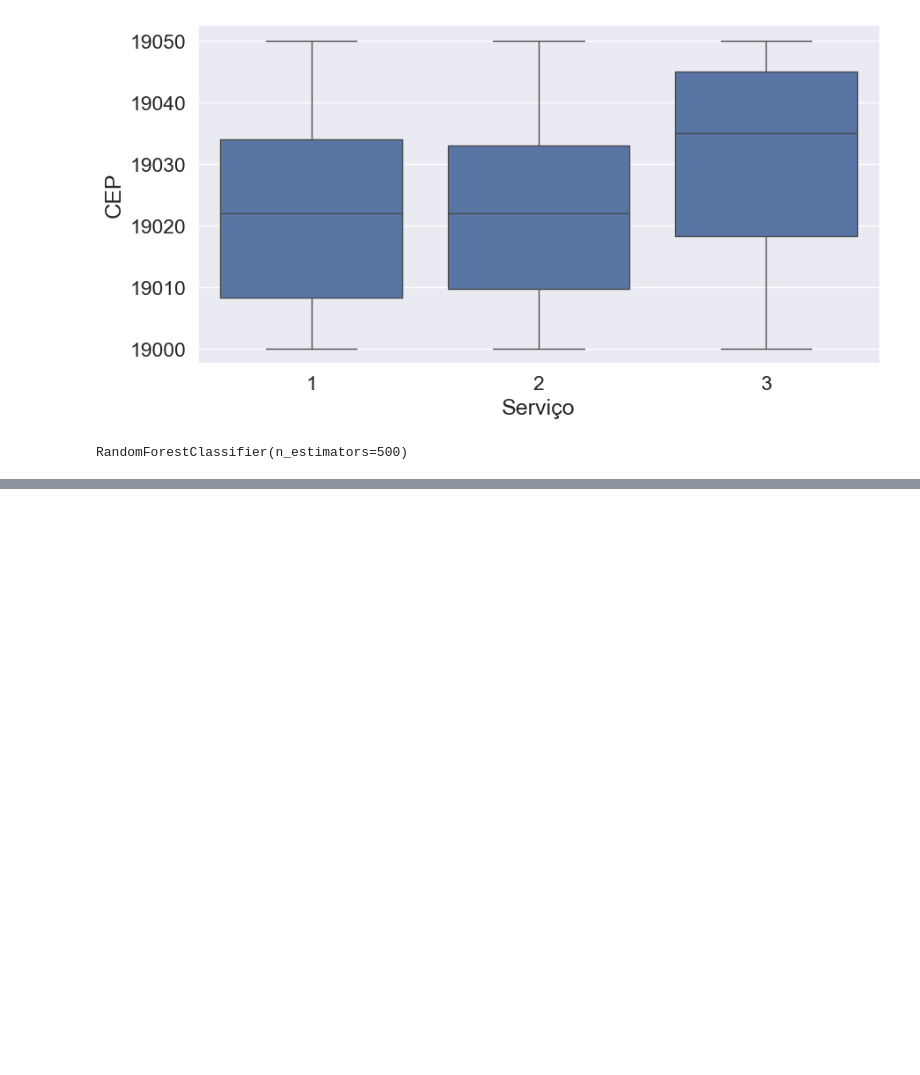
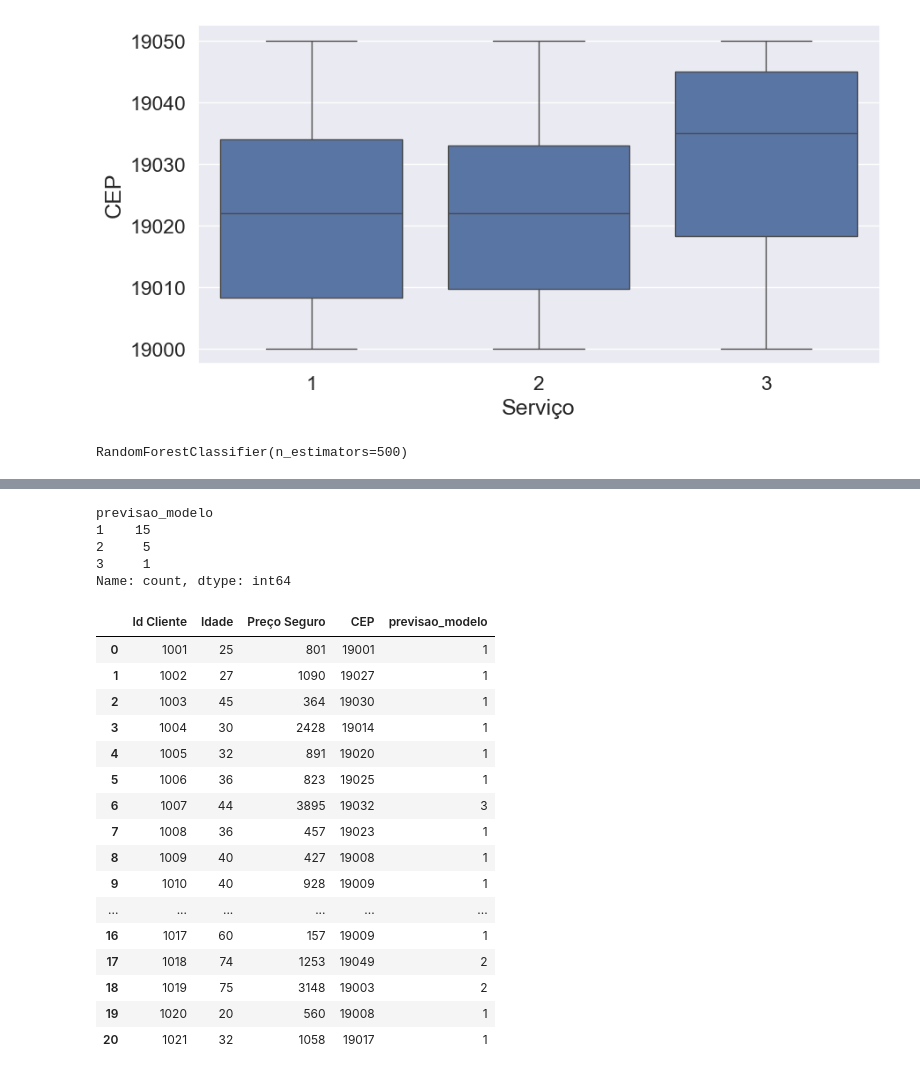
Before and after one commit to Velozo23/ml_random_forest, a Jupyter notebook: ml_rdf_seguradora.ipynb, the cells around one changed output, grey strips where cells are left out. Saved outputs shown, nothing was run; the diff lists cells and outputs as text; code cells hidden in the pictures; blank space fills up the shorter version.

```diff
--- a/ml_rdf_seguradora.ipynb
+++ b/ml_rdf_seguradora.ipynb
@@ -94,0 +128,4 @@ RandomForestClassifier(n_estimators=500)
+# %%
+#Carregando a base de dados com os novos clientes, para prever quais os servicos os mesmos utilizarao.
+novas_vendas = pd.read_excel('BaseDados_FlorestaDeDecisão.xlsx', 'Plan2')
+novas_vendas.head()
@@ -94,0 +139,32 @@ RandomForestClassifier(n_estimators=500)
+# %%
+prever = novas_vendas.iloc[:, 1:4].values
+
+novas_vendas['previsao_modelo'] = alg_floresta_aleatoria.predict(prever)
+
+novas_vendas['previsao_modelo'].value_counts()
+# %% [output]
+previsao_modelo
+1    15
+2     5
+3     1
+Name: count, dtype: int64
+# %%
+novas_vendas
+# %% [output]
+|  | Id Cliente | Idade | Preço Seguro | CEP | previsao_modelo |
+| 0 | 1001 | 25 | 801 | 19001 | 1 |
+| 1 | 1002 | 27 | 1090 | 19027 | 1 |
+| 2 | 1003 | 45 | 364 | 19030 | 1 |
+| 3 | 1004 | 30 | 2428 | 19014 | 1 |
+| 4 | 1005 | 32 | 891 | 19020 | 1 |
+| 5 | 1006 | 36 | 823 | 19025 | 1 |
+| 6 | 1007 | 44 | 3895 | 19032 | 3 |
+| 7 | 1008 | 36 | 457 | 19023 | 1 |
+| 8 | 1009 | 40 | 427 | 19008 | 1 |
+| 9 | 1010 | 40 | 928 | 19009 | 1 |
+| ... | ... | ... | ... | ... | ... |
+| 16 | 1017 | 60 | 157 | 19009 | 1 |
+| 17 | 1018 | 74 | 1253 | 19049 | 2 |
+| 18 | 1019 | 75 | 3148 | 19003 | 2 |
+| 19 | 1020 | 20 | 560 | 19008 | 1 |
+| 20 | 1021 | 32 | 1058 | 19017 | 1 |
```
Also changed, not shown: parts of 3 cells of this notebook.
